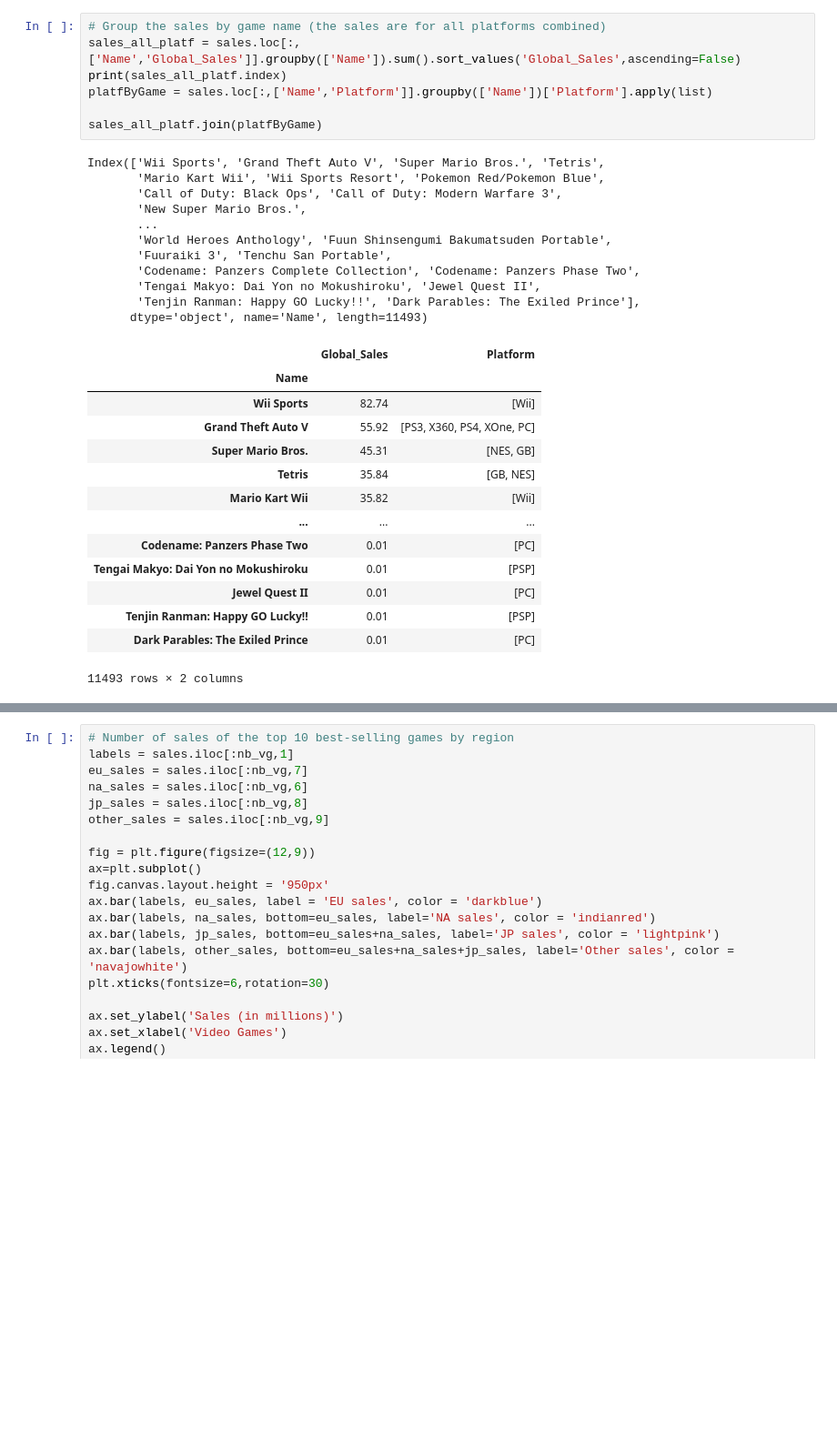
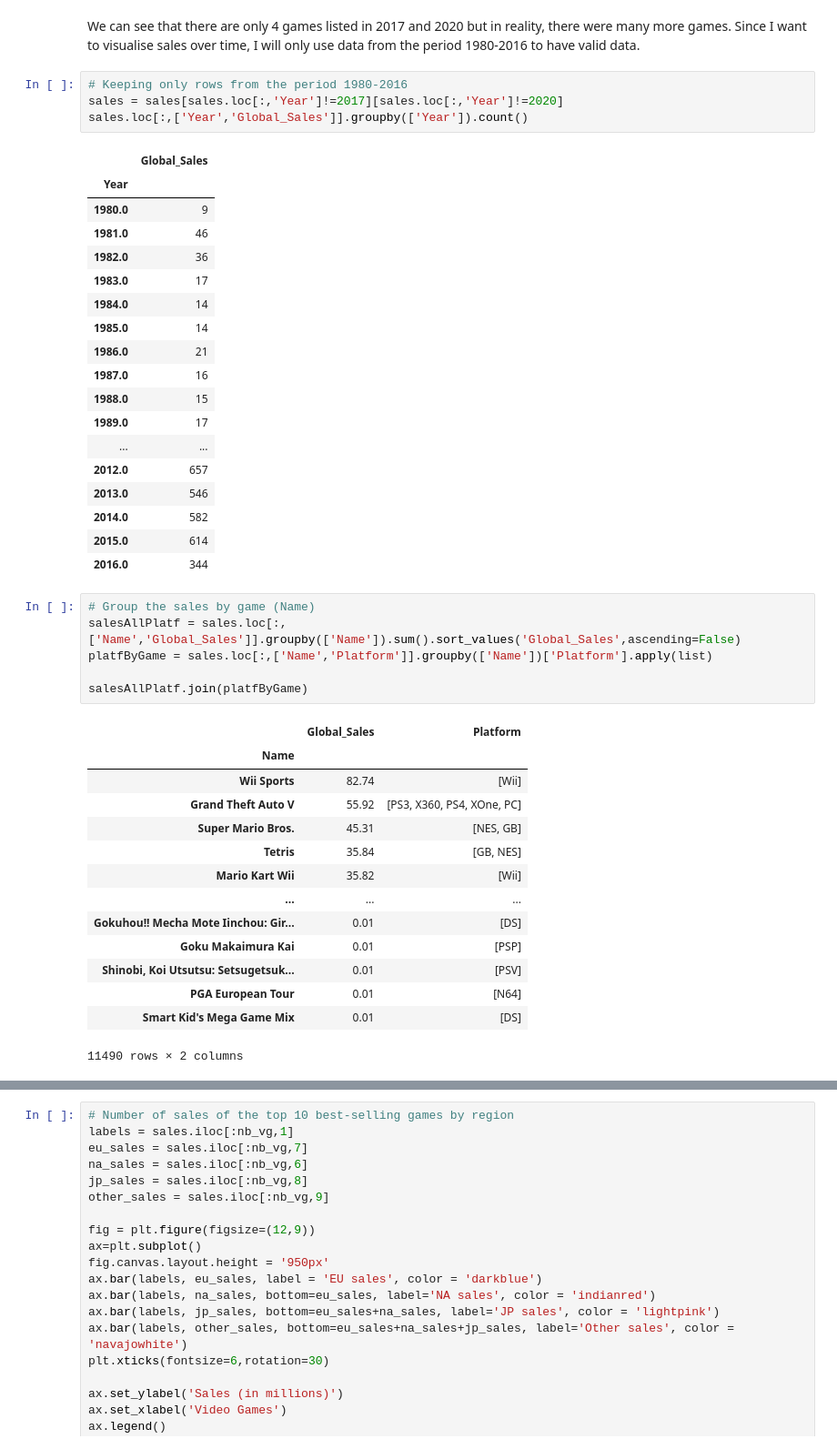
Before and after one commit to kchardon/video-games-project, a Jupyter notebook: data.ipynb, the cells around one changed output, grey strips where cells are left out. Shown at 91% size. Drawn from its saved outputs; the diff is of its cells as text; blank space fills up the shorter version.

```diff
--- a/data.ipynb
+++ b/data.ipynb
@@ -73,34 +79,47 @@ freq                             12     2163    3316             1351
+# %% [markdown]
+We can see that there are only 4 games listed in 2017 and 2020 but in reality, there were many more games. Since I want to visualise sales over time, I will only use data from the period 1980-2016 to have valid data.
+# %%
+# Keeping only rows from the period 1980-2016
+sales = sales[sales.loc[:,'Year']!=2017][sales.loc[:,'Year']!=2020]
+sales.loc[:,['Year','Global_Sales']].groupby(['Year']).count()
+# %% [output]
+|  | Global_Sales |
+| Year |  |
+| 1980.0 | 9 |
+| 1981.0 | 46 |
+| 1982.0 | 36 |
+| 1983.0 | 17 |
+| 1984.0 | 14 |
+| 1985.0 | 14 |
+| 1986.0 | 21 |
+| 1987.0 | 16 |
+| 1988.0 | 15 |
+| 1989.0 | 17 |
+| ... | ... |
+| 2012.0 | 657 |
+| 2013.0 | 546 |
+| 2014.0 | 582 |
+| 2015.0 | 614 |
+| 2016.0 | 344 |
 # %%
-# Group the sales by game name (the sales are for all platforms combined)
-sales_all_platf = sales.loc[:,['Name','Global_Sales']].groupby(['Name']).sum().sort_values('Global_Sales',ascending=False)
-print(sales_all_platf.index)
+# Group the sales by game (Name)
+salesAllPlatf = sales.loc[:,['Name','Global_Sales']].groupby(['Name']).sum().sort_values('Global_Sales',ascending=False)
 platfByGame = sales.loc[:,['Name','Platform']].groupby(['Name'])['Platform'].apply(list)
 
-sales_all_platf.join(platfByGame)
+salesAllPlatf.join(platfByGame)
 # %% [output]
+|  | Global_Sales | Platform |
+| Name |  |  |
+| Wii Sports | 82.74 | [Wii] |
+| Grand Theft Auto V | 55.92 | [PS3, X360, PS4, XOne, PC] |
+| Super Mario Bros. | 45.31 | [NES, GB] |
+| Tetris | 35.84 | [GB, NES] |
+| Mario Kart Wii | 35.82 | [Wii] |
+| ... | ... | ... |
+| Gokuhou!! Mecha Mote Iinchou: Gir... | 0.01 | [DS] |
+| Goku Makaimura Kai | 0.01 | [PSP] |
+| Shinobi, Koi Utsutsu: Setsugetsuk... | 0.01 | [PSV] |
+| PGA European Tour | 0.01 | [N64] |
+| Smart Kid's Mega Game Mix | 0.01 | [DS] |
-Index(['Wii Sports', 'Grand Theft Auto V', 'Super Mario Bros.', 'Tetris',
-       'Mario Kart Wii', 'Wii Sports Resort', 'Pokemon Red/Pokemon Blue',
-       'Call of Duty: Black Ops', 'Call of Duty: Modern Warfare 3',
-       'New Super Mario Bros.',
-       ...
-       'World Heroes Anthology', 'Fuun Shinsengumi Bakumatsuden Portable',
-       'Fuuraiki 3', 'Tenchu San Portable',
-       'Codename: Panzers Complete Collection', 'Codename: Panzers Phase Two',
-       'Tengai Makyo: Dai Yon no Mokushiroku', 'Jewel Quest II',
-       'Tenjin Ranman: Happy GO Lucky!!', 'Dark Parables: The Exiled Prince'],
-      dtype='object', name='Name', length=11493)
+11490 rows × 2 columns
-|  | Global_Sales | Platform |
-| Name |  |  |
-| Wii Sports | 82.74 | [Wii] |
-| Grand Theft Auto V | 55.92 | [PS3, X360, PS4, XOne, PC] |
-| Super Mario Bros. | 45.31 | [NES, GB] |
-| Tetris | 35.84 | [GB, NES] |
-| Mario Kart Wii | 35.82 | [Wii] |
-| ... | ... | ... |
-| Codename: Panzers Phase Two | 0.01 | [PC] |
-| Tengai Makyo: Dai Yon no Mokushiroku | 0.01 | [PSP] |
-| Jewel Quest II | 0.01 | [PC] |
-| Tenjin Ranman: Happy GO Lucky!! | 0.01 | [PSP] |
-| Dark Parables: The Exiled Prince | 0.01 | [PC] |
-11493 rows × 2 columns
 # %%
```
Also changed, not shown: parts of 10 cells of this notebook, 1 other file.
